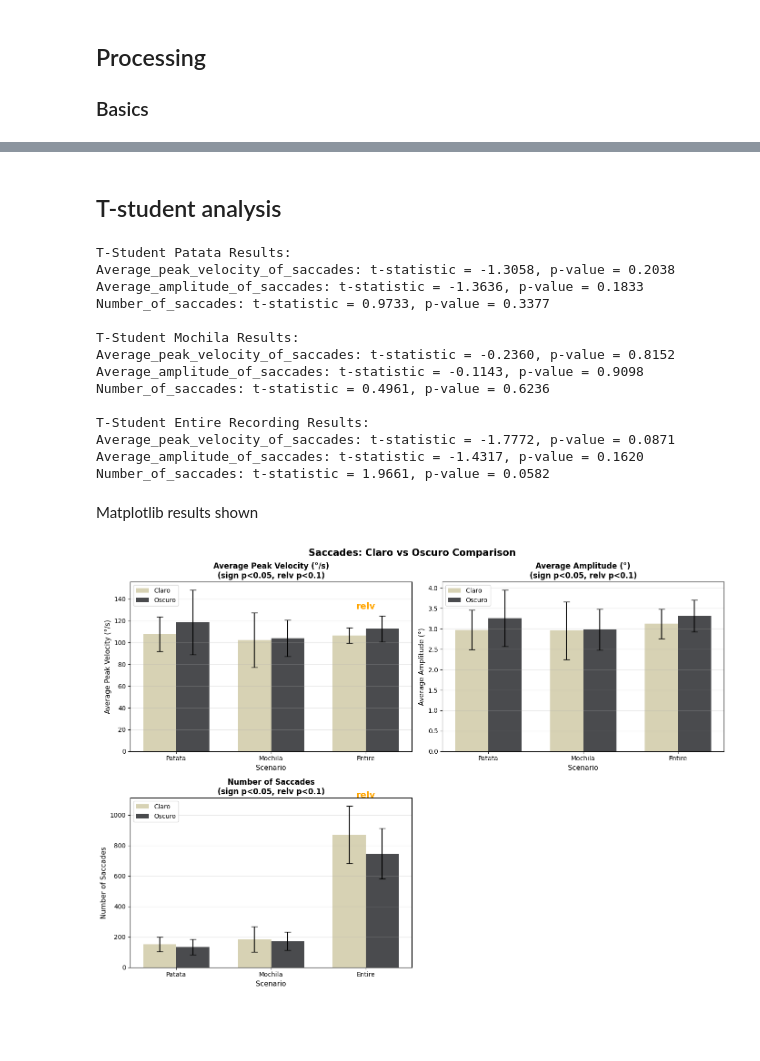
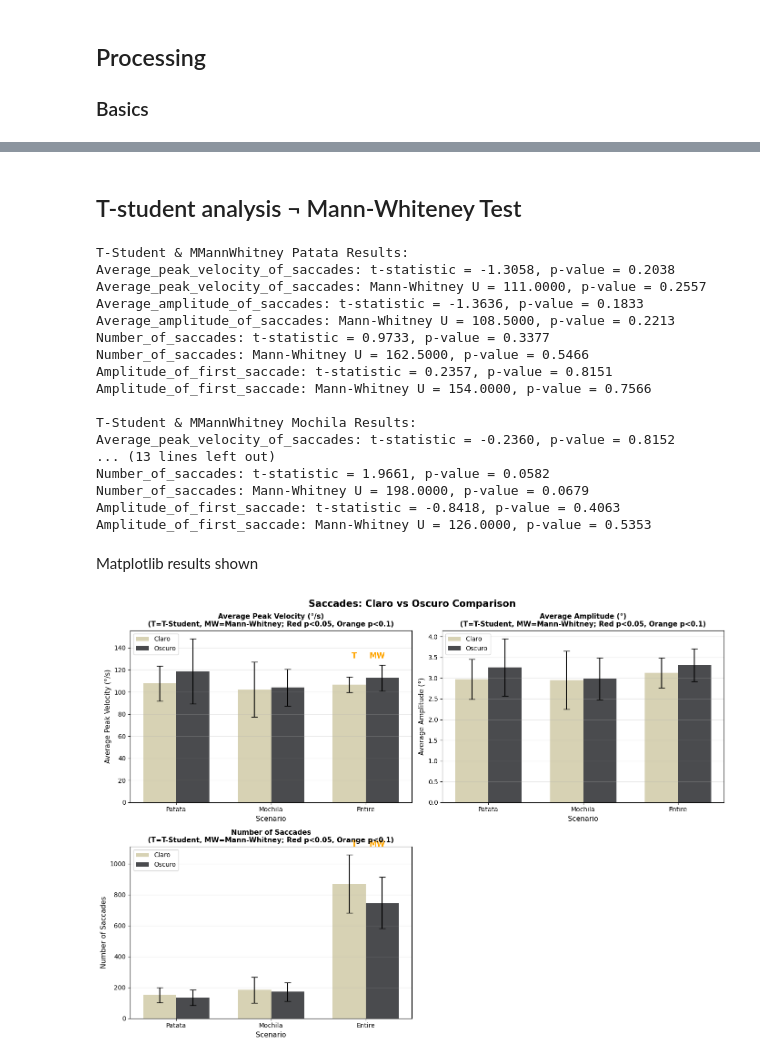
Before and after one commit to andrrsin/TFG, a Jupyter notebook: code/GeneralAnalysis.ipynb, the cells around one changed output, grey strips where cells are left out. Cells and saved outputs as stored; diff of their text form; code cells hidden in the pictures; blank space fills up the shorter version.

```diff
--- a/code/GeneralAnalysis.ipynb
+++ b/code/GeneralAnalysis.ipynb
@@ -220,10 +238,11 @@ plt.show()
 # %%
 sf = pd.read_csv('raw/Saccades.tsv', sep='\t')
 
-metrics = ['Average_peak_velocity_of_saccades', 'Average_amplitude_of_saccades', 'Number_of_saccades']
+metrics = ['Average_peak_velocity_of_saccades', 'Average_amplitude_of_saccades', 'Number_of_saccades','Amplitude_of_first_saccade']
 
 sf['Average_peak_velocity_of_saccades'] = sf['Average_peak_velocity_of_saccades'].str.replace(',', '.').astype(float)
 sf['Average_amplitude_of_saccades'] = sf['Average_amplitude_of_saccades'].str.replace(',', '.').astype(float)
+sf['Amplitude_of_first_saccade'] = sf['Amplitude_of_first_saccade'].str.replace(',', '.').astype(float)
 
 sf_claro, sf_oscuro = filter_by_polarity(sf)
 
@@ -282,45 +302,60 @@ Number_of_saccades  - [Mean: 746.41] [Std: 166.22] [Max: 1004.00] [Min: 344.00]
 # %% [markdown]
-## T-student analysis
+## T-student analysis ¬ Mann-Whiteney Test
 # %%
 def ttest_independent_samples_saccades(df1, df2):
     return {"Average_peak_velocity_of_saccades": stats.ttest_ind(df1['Average_peak_velocity_of_saccades'], df2['Average_peak_velocity_of_saccades'], equal_var=False),
             "Average_amplitude_of_saccades": stats.ttest_ind(df1['Average_amplitude_of_saccades'], df2['Average_amplitude_of_saccades'], equal_var=False),
-            "Number_of_saccades": stats.ttest_ind(df1['Number_of_saccades'], df2['Number_of_saccades'], equal_var=False)}
+            "Number_of_saccades": stats.ttest_ind(df1['Number_of_saccades'], df2['Number_of_saccades'], equal_var=False),
+            "Amplitude_of_first_saccade": stats.ttest_ind(df1['Amplitude_of_first_saccade'], df2['Amplitude_of_first_saccade'], equal_var=False)}
 
+def mannWhitney_independent_samples_saccades(df1, df2):
+    return {"Average_peak_velocity_of_saccades": stats.mannwhitneyu(df1['Average_peak_velocity_of_saccades'], df2['Average_peak_velocity_of_saccades'], alternative='two-sided'),
+            "Average_amplitude_of_saccades": stats.mannwhitneyu(df1['Average_amplitude_of_saccades'], df2['Average_amplitude_of_saccades'], alternative='two-sided'),
+            "Number_of_saccades": stats.mannwhitneyu(df1['Number_of_saccades'], df2['Number_of_saccades'], alternative='two-sided'),
+            "Amplitude_of_first_saccade": stats.mannwhitneyu(df1['Amplitude_of_first_saccade'], df2['Amplitude_of_first_saccade'], alternative='two-sided')}
 
 sf_patata_tstudent = ttest_independent_samples_saccades(sf_claro_patata, sf_oscuro_patata)
 sf_mochila_tstudent = ttest_independent_samples_saccades(sf_claro_mochila, sf_oscuro_mochila)
 sf_entire_tstudent = ttest_independent_samples_saccades(sf_claro_entire, sf_oscuro_entire)
 
-print("T-Student Patata Results:")
+sf_patata_mannwhitney = mannWhitney_independent_samples_saccades(sf_claro_patata, sf_oscuro_patata)
+sf_mochila_mannwhitney = mannWhitney_independent_samples_saccades(sf_claro_mochila, sf_oscuro_mochila)
+sf_entire_mannwhitney = mannWhitney_independent_samples_saccades(sf_claro_entire, sf_oscuro_entire)
+
+print("T-Student & MMannWhitney Patata Results:")
 for key in sf_patata_tstudent:
     print(f"{key}: t-statistic = {sf_patata_tstudent[key].statistic:.4f}, p-value = {sf_patata_tstudent[key].pvalue:.4f}")
+    print(f"{key}: Mann-Whitney U = {sf_patata_mannwhitney[key].statistic:.4f}, p-value = {sf_patata_mannwhitney[key].pvalue:.4f}")
 print()
 
-print("T-Student Mochila Results:")
+print("T-Student & MMannWhitney Mochila Results:")
 for key in sf_mochila_tstudent:
     print(f"{key}: t-statistic = {sf_mochila_tstudent[key].statistic:.4f}, p-value = {sf_mochila_tstudent[key].pvalue:.4f}")
+    print(f"{key}: Mann-Whitney U = {sf_mochila_mannwhitney[key].statistic:.4f}, p-value = {sf_mochila_mannwhitney[key].pvalue:.4f}")
 print()
-
-print("T-Student Entire Recording Results:")
+print("T-Student & MMannWhitney Entire Recording Results:")
 for key in sf_entire_tstudent:
     print(f"{key}: t-statistic = {sf_entire_tstudent[key].statistic:.4f}, p-value = {sf_entire_tstudent[key].pvalue:.4f}")
+    print(f"{key}: Mann-Whitney U = {sf_entire_mannwhitney[key].statistic:.4f}, p-value = {sf_entire_mannwhitney[key].pvalue:.4f}")
 print()
 # %% [output]
-T-Student Patata Results:
+T-Student & MMannWhitney Patata Results:
 Average_peak_velocity_of_saccades: t-statistic = -1.3058, p-value = 0.2038
+Average_peak_velocity_of_saccades: Mann-Whitney U = 111.0000, p-value = 0.2557
 Average_amplitude_of_saccades: t-statistic = -1.3636, p-value = 0.1833
+Average_amplitude_of_saccades: Mann-Whitney U = 108.5000, p-value = 0.2213
 Number_of_saccades: t-statistic = 0.9733, p-value = 0.3377
+Number_of_saccades: Mann-Whitney U = 162.5000, p-value = 0.5466
+Amplitude_of_first_saccade: t-statistic = 0.2357, p-value = 0.8151
+Amplitude_of_first_saccade: Mann-Whitney U = 154.0000, p-value = 0.7566
 
-T-Student Mochila Results:
+T-Student & MMannWhitney Mochila Results:
 Average_peak_velocity_of_saccades: t-statistic = -0.2360, p-value = 0.8152
-Average_amplitude_of_saccades: t-statistic = -0.1143, p-value = 0.9098
-Number_of_saccades: t-statistic = 0.4961, p-value = 0.6236
-
-T-Student Entire Recording Results:
-Average_peak_velocity_of_saccades: t-statistic = -1.7772, p-value = 0.0871
-Average_amplitude_of_saccades: t-statistic = -1.4317, p-value = 0.1620
+... (13 lines left out)
 Number_of_saccades: t-statistic = 1.9661, p-value = 0.0582
+Number_of_saccades: Mann-Whitney U = 198.0000, p-value = 0.0679
+Amplitude_of_first_saccade: t-statistic = -0.8418, p-value = 0.4063
+Amplitude_of_first_saccade: Mann-Whitney U = 126.0000, p-value = 0.5353
 # %% [markdown]
 Matplotlib results shown
 # %%
@@ -328,11 +363,11 @@ fig, axes = plt.subplots(2, 2, figsize=(14, 10))
 axes = axes.flatten()
 
 
-metric_labels = ['Average Peak Velocity (°/s)', 'Average Amplitude (°)', 'Number of Saccades']
+metric_labels = ['Average Peak Velocity (°/s)', 'Average Amplitude (°)', 'Number of Saccades','Amplitude of First Saccade (°)']
 toi_labels = ['Patata', 'Mochila', 'Entire']
 
 tstudent_data_saccades = [sf_patata_tstudent, sf_mochila_tstudent, sf_entire_tstudent]
-
+mann_data_saccades = [sf_patata_mannwhitney, sf_mochila_mannwhitney, sf_entire_mannwhitney]
 for idx, metric in enumerate(metrics):
     ax = axes[idx]
 
@@ -349,40 +384,47 @@ for idx, metric in enumerate(metrics):
                    basic_data_saccades['MochilaOscuro'][idx][1],
                    basic_data_saccades['EntireOscuro'][idx][1]]
 
     x = np.arange(len(toi_labels))
     width = 0.35
 
     # Create bars with error bars
     bars1 = ax.bar(x - width/2, claro_means, width, yerr=claro_stds,
                    label='Claro', color="#CEC7A2", alpha=0.8, capsize=5)
     bars2 = ax.bar(x + width/2, oscuro_means, width, yerr=oscuro_stds,
                    label='Oscuro', color="#1D1E22", alpha=0.8, capsize=5)
 
     # Add significance markers
     for j, toi_label in enumerate(toi_labels):
-        pvalue = tstudent_data_saccades[j][metric].pvalue
-        if pvalue < 0.05:
-            # Add significance star
-            y_pos = max(claro_means[j] + claro_stds[j], oscuro_means[j] + oscuro_stds[j])
-            ax.text(x[j], y_pos * 1.05, 'sign', ha='center', fontsize=14, fontweight='bold', color='red')
-        elif pvalue < 0.1:
-            y_pos = max(claro_means[j] + claro_stds[j], oscuro_means[j] + oscuro_stds[j])
-            ax.text(x[j], y_pos * 1.05, 'relv', ha='center', fontsize=14, fontweight='bold', color='orange')
+        y_pos = max(claro_means[j] + claro_stds[j], oscuro_means[j] + oscuro_stds[j])
+
+        # T-student test markers (left side)
+        pvalue_t = tstudent_data_saccades[j][metric].pvalue
+        if pvalue_t < 0.05:
+            ax.text(x[j] - 0.12, y_pos * 1.05, 'T', ha='center', fontsize=12, fontweight='bold', color='red')
+        elif pvalue_t < 0.1:
+            ax.text(x[j] - 0.12, y_pos * 1.05, 'T', ha='center', fontsize=12, fontweight='bold', color='orange')
+
+        # Mann-Whitney test markers (right side)
+        pvalue_mw = mann_data_saccades[j][metric].pvalue
+        if pvalue_mw < 0.05:
+            ax.text(x[j] + 0.12, y_pos * 1.05, 'MW', ha='center', fontsize=12, fontweight='bold', color='red')
+        elif pvalue_mw < 0.1:
+            ax.text(x[j] + 0.12, y_pos * 1.05, 'MW', ha='center', fontsize=12, fontweight='bold', color='orange')
 
     ax.set_xlabel('Scenario', fontsize=11)
     ax.set_ylabel(metric_labels[idx], fontsize=11)
-    ax.set_title(f'{metric_labels[idx]}\n(sign p<0.05, relv p<0.1)', fontsize=12, fontweight='bold')
+    ax.set_title(f'{metric_labels[idx]}\n(T=T-Student, MW=Mann-Whitney; Red p<0.05, Orange p<0.1)', fontsize=11, fontweight='bold')
     ax.set_xticks(x)
     ax.set_xticklabels(toi_labels)
     ax.legend(loc='upper left')
     ax.grid(axis='y', alpha=0.3)
 
 # Hide the 4th subplot since we only have 3 metrics
 axes[3].set_visible(False)
 
 plt.suptitle('Saccades: Claro vs Oscuro Comparison',
              fontsize=15, fontweight='bold')
 plt.tight_layout()
 plt.show()
 # %% [output]
-[figure, old version]
+[figure, new version]
```
Also changed, not shown: parts of 4 cells of this notebook.
